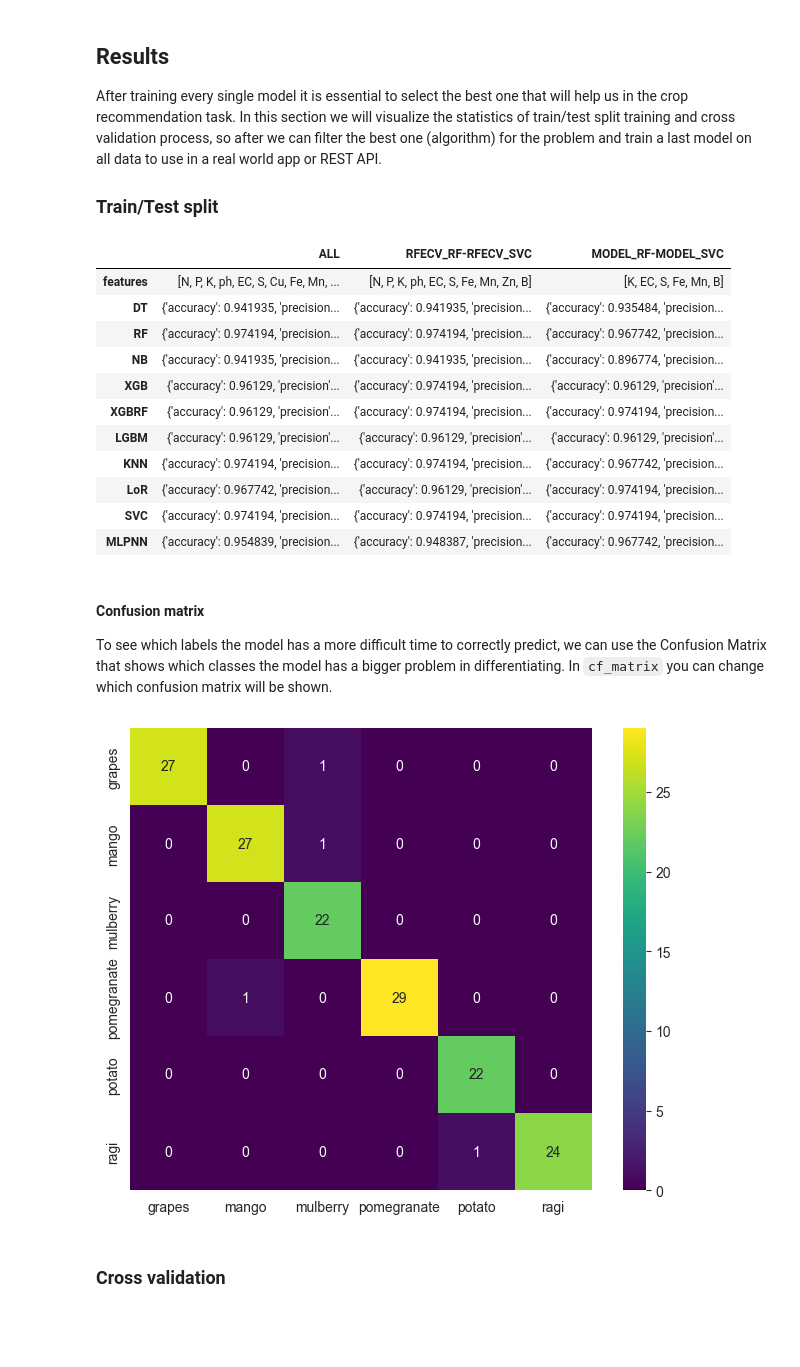
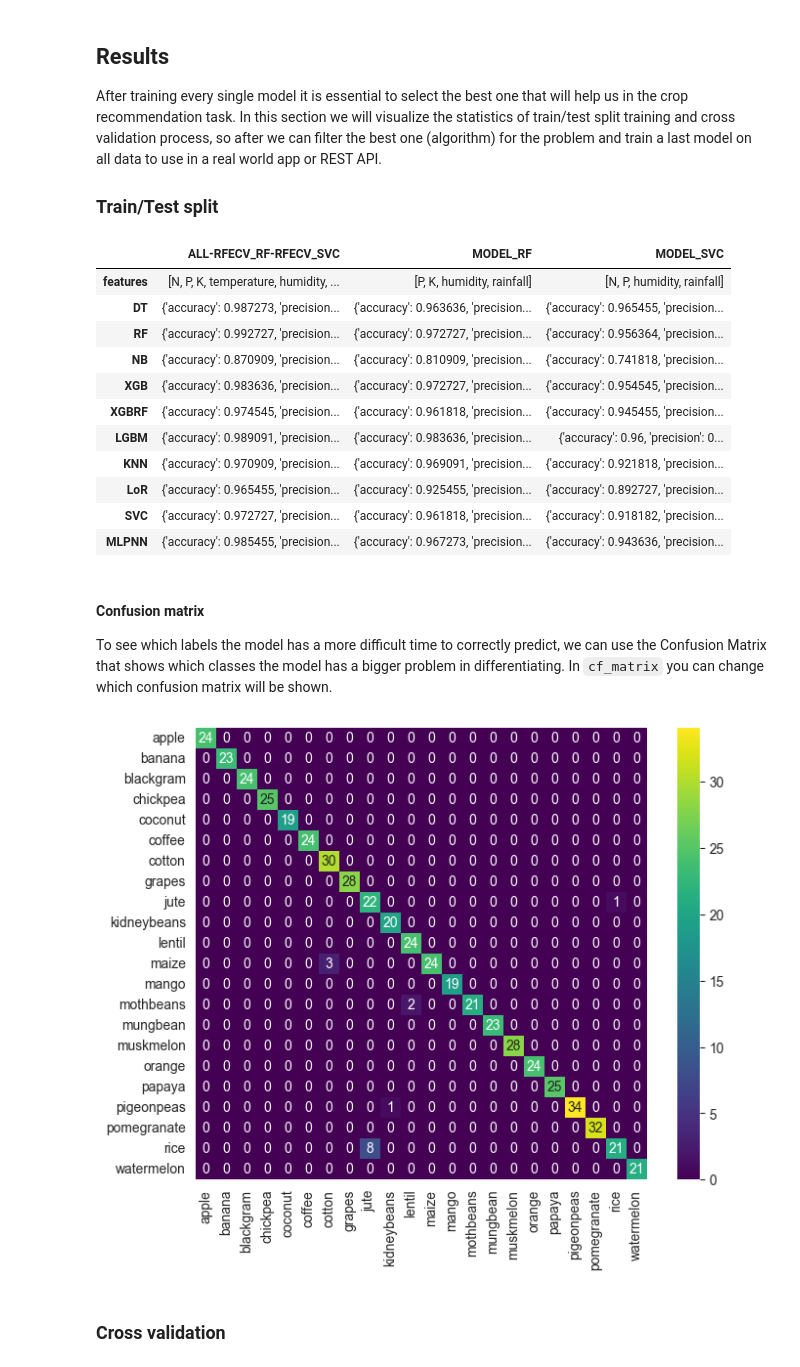
Before and after one commit to miguelmagueijo/CropRecommendation, a Jupyter notebook: src/main.ipynb, the cells around one changed output. Saved outputs shown, nothing was run; the diff lists cells and outputs as text; code cells hidden in the pictures; blank space fills up the shorter version.

Commit message:
Add dataset name to metadata

```diff
--- a/src/main.ipynb
+++ b/src/main.ipynb
@@ -61,8 +61,11 @@ Load the target crops dataset to an CSV and separate features from target featur
 `crops_labels` - Series that will contain only the target feature / class;
 `ordered_labels` - Numpy array that contains alphabetically ordered all the labels of the dataset.
 # %%
-csv_df = pd.read_csv("../Data/Clean/Manikanta_CR.csv")
+dataset_name = "AtharvaIngle"
 
+csv_df = pd.read_csv(f"../Data/Clean/{dataset_name}_CR.csv")
+
+print(f"Total instances {len(csv_df)}")
 print(csv_df.head())
 
 crops_df = csv_df.drop("label", axis=1)
@@ -408,31 +405,31 @@ In this section we will visualize the statistics of train/test split training an
 # %%
 pd.DataFrame.from_dict(tt_results)
 # %% [output]
-|  | ALL | RFECV_RF-RFECV_SVC | MODEL_RF-MODEL_SVC |
-| features | [N, P, K, ph, EC, S, Cu, Fe, Mn, ... | [N, P, K, ph, EC, S, Fe, Mn, Zn, B] | [K, EC, S, Fe, Mn, B] |
-| DT | {'accuracy': 0.941935, 'precision... | {'accuracy': 0.941935, 'precision... | {'accuracy': 0.935484, 'precision... |
-| RF | {'accuracy': 0.974194, 'precision... | {'accuracy': 0.974194, 'precision... | {'accuracy': 0.967742, 'precision... |
-| NB | {'accuracy': 0.941935, 'precision... | {'accuracy': 0.941935, 'precision... | {'accuracy': 0.896774, 'precision... |
-| XGB | {'accuracy': 0.96129, 'precision'... | {'accuracy': 0.974194, 'precision... | {'accuracy': 0.96129, 'precision'... |
-| XGBRF | {'accuracy': 0.96129, 'precision'... | {'accuracy': 0.974194, 'precision... | {'accuracy': 0.974194, 'precision... |
-| LGBM | {'accuracy': 0.96129, 'precision'... | {'accuracy': 0.96129, 'precision'... | {'accuracy': 0.96129, 'precision'... |
-| KNN | {'accuracy': 0.974194, 'precision... | {'accuracy': 0.974194, 'precision... | {'accuracy': 0.967742, 'precision... |
-| LoR | {'accuracy': 0.967742, 'precision... | {'accuracy': 0.96129, 'precision'... | {'accuracy': 0.974194, 'precision... |
-| SVC | {'accuracy': 0.974194, 'precision... | {'accuracy': 0.974194, 'precision... | {'accuracy': 0.974194, 'precision... |
-| MLPNN | {'accuracy': 0.954839, 'precision... | {'accuracy': 0.948387, 'precision... | {'accuracy': 0.967742, 'precision... |
+|  | ALL-RFECV_RF-RFECV_SVC | MODEL_RF | MODEL_SVC |
+| features | [N, P, K, temperature, humidity, ... | [P, K, humidity, rainfall] | [N, P, humidity, rainfall] |
+| DT | {'accuracy': 0.987273, 'precision... | {'accuracy': 0.963636, 'precision... | {'accuracy': 0.965455, 'precision... |
+| RF | {'accuracy': 0.992727, 'precision... | {'accuracy': 0.972727, 'precision... | {'accuracy': 0.956364, 'precision... |
+| NB | {'accuracy': 0.870909, 'precision... | {'accuracy': 0.810909, 'precision... | {'accuracy': 0.741818, 'precision... |
+| XGB | {'accuracy': 0.983636, 'precision... | {'accuracy': 0.972727, 'precision... | {'accuracy': 0.954545, 'precision... |
+| XGBRF | {'accuracy': 0.974545, 'precision... | {'accuracy': 0.961818, 'precision... | {'accuracy': 0.945455, 'precision... |
+| LGBM | {'accuracy': 0.989091, 'precision... | {'accuracy': 0.983636, 'precision... | {'accuracy': 0.96, 'precision': 0... |
+| KNN | {'accuracy': 0.970909, 'precision... | {'accuracy': 0.969091, 'precision... | {'accuracy': 0.921818, 'precision... |
+| LoR | {'accuracy': 0.965455, 'precision... | {'accuracy': 0.925455, 'precision... | {'accuracy': 0.892727, 'precision... |
+| SVC | {'accuracy': 0.972727, 'precision... | {'accuracy': 0.961818, 'precision... | {'accuracy': 0.918182, 'precision... |
+| MLPNN | {'accuracy': 0.985455, 'precision... | {'accuracy': 0.967273, 'precision... | {'accuracy': 0.943636, 'precision... |
 # %% [markdown]
 #### Confusion matrix
 To see which labels the model has a more difficult time to correctly predict, we can use the Confusion Matrix that shows which classes the model has a bigger problem in differentiating.
 In `cf_matrix` you can change which confusion matrix will be shown.
 # %%
-cf_matrix = tt_results["ALL"]["RF"]["confusion_matrix"]
+cf_matrix = tt_results[list(selected_features.keys())[0]]["SVC"]["confusion_matrix"]
 
 plt.figure(figsize=(8,6))
 ax = sns.heatmap(cf_matrix, annot=True, cmap="viridis", square=True, xticklabels=ordered_labels, yticklabels=ordered_labels)
 
 plt.show()
 # %% [output]
-[figure, old version]
+[figure, new version]
 # %% [markdown]
 ### Cross validation
 # %%
```
Also changed, not shown: parts of 17 cells of this notebook.
